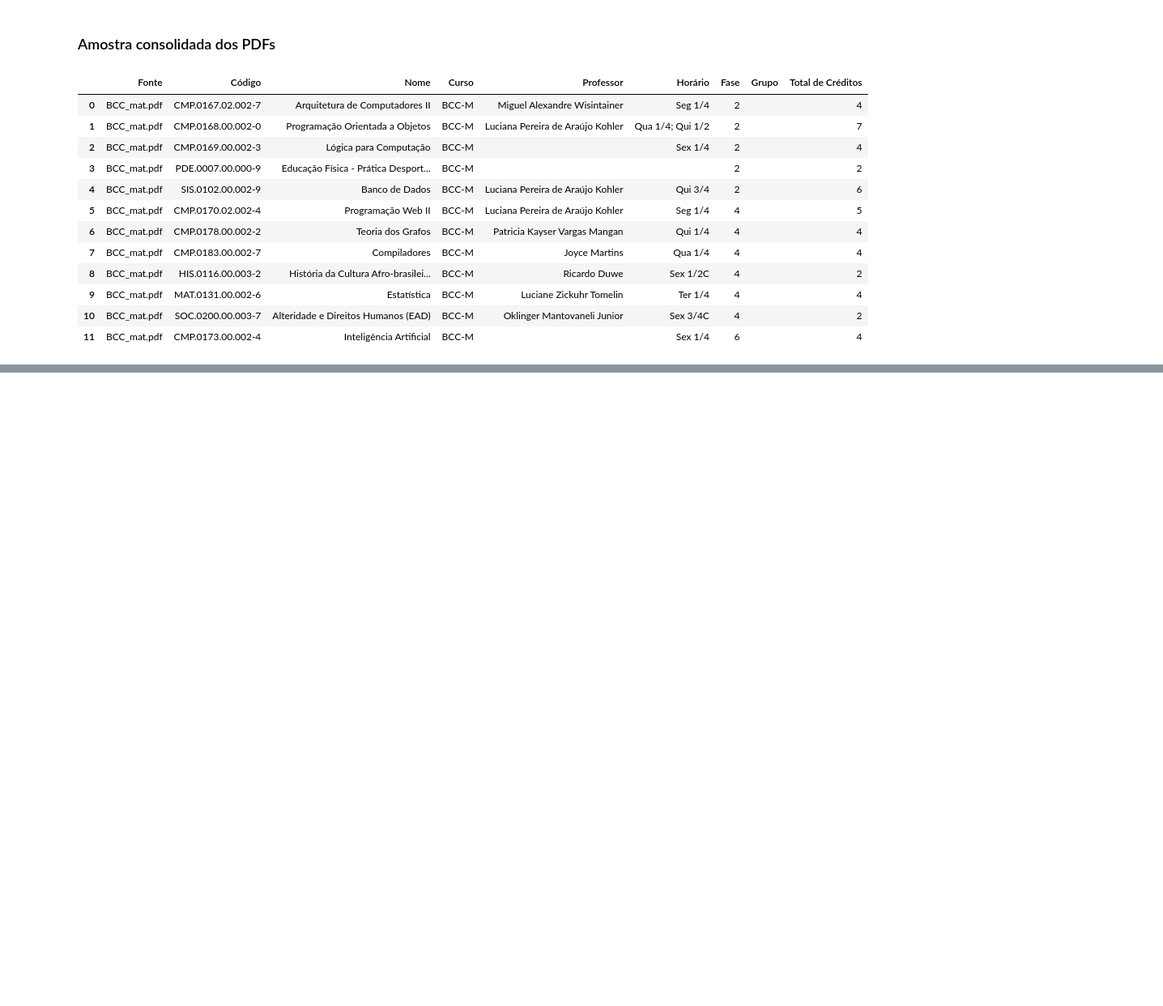
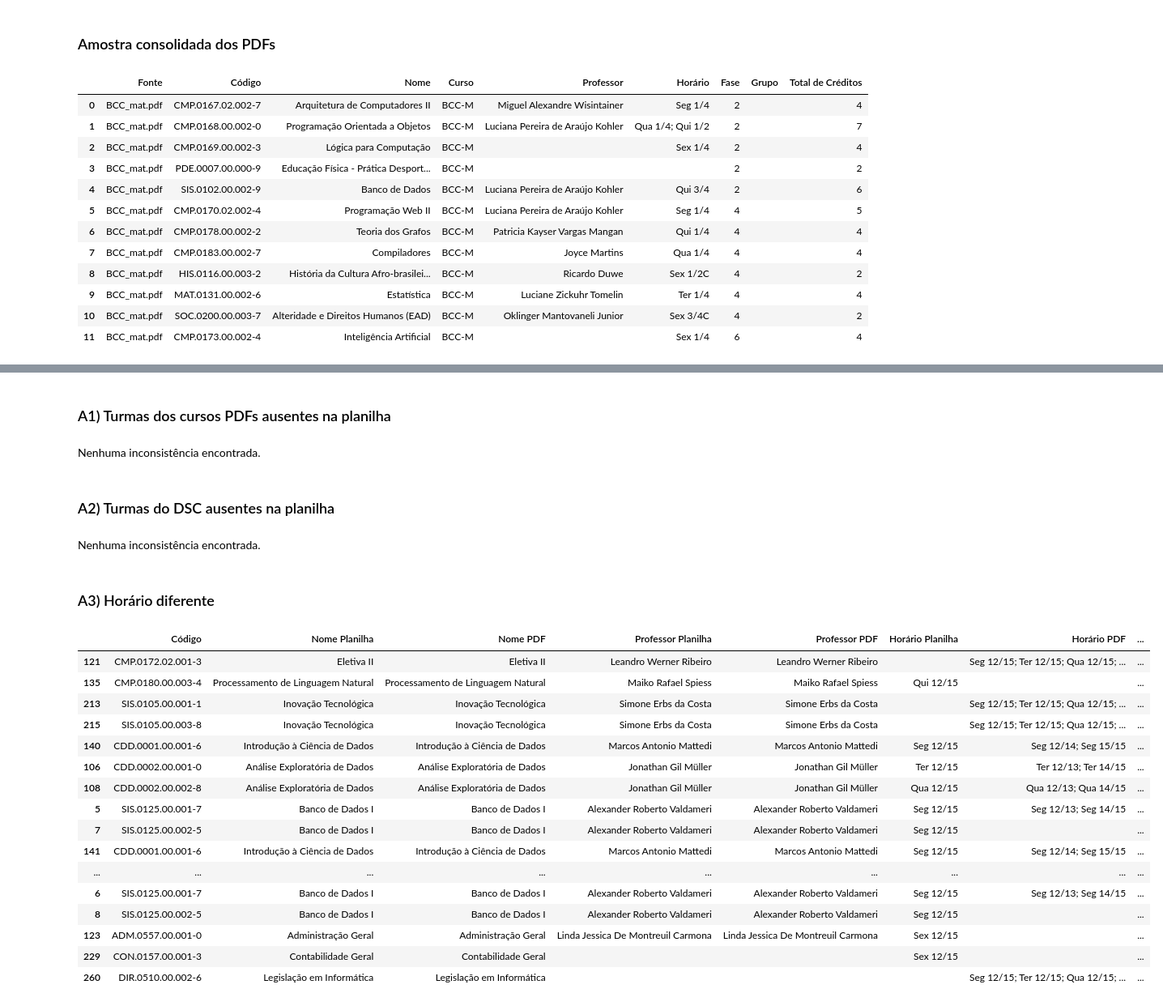
Before and after one commit to DSCFURB/dsc, a Jupyter notebook: ___Python/main.ipynb, the cells around one changed output, grey strips where cells are left out. Shown at 81% size. Cells and saved outputs as stored; diff of their text form; code cells hidden in the pictures; blank space fills up the shorter version.

```diff
--- a/___Python/main.ipynb
+++ b/___Python/main.ipynb
@@ -1451,0 +987,50 @@ Nenhuma inconsistência encontrada.
+# %%
+# Regra A1: lista turmas que aparecem nos PDFs dos cursos, mas não aparecem na planilha.
+# A comparação usa Curso + Código + Nome, porque cada PDF de curso representa uma oferta
+# vinculada a um curso específico, como BCC-N, BCC-M, BCD-N ou SIS-N.
+ausentes_cursos = compare_missing_classes(course_pdf_df, planilha_df, compare_course=True)
+display_result("A1) Turmas dos cursos PDFs ausentes na planilha", ausentes_cursos)
+# %% [output]
+### A1) Turmas dos cursos PDFs ausentes na planilha
+Nenhuma inconsistência encontrada.
+# %%
+# Regra A2: lista turmas que aparecem no DSC.pdf, mas não aparecem na planilha.
+# A comparação usa Código + Nome, sem exigir Curso, porque o DSC.pdf é a fonte geral
+# do departamento e pode reunir turmas de cursos diferentes.
+ausentes_dsc = compare_missing_classes(dsc_pdf_df, planilha_df, compare_course=False)
+display_result("A2) Turmas do DSC ausentes na planilha", ausentes_dsc)
+# %% [output]
+### A2) Turmas do DSC ausentes na planilha
+Nenhuma inconsistência encontrada.
+# %%
+# Regra A3: encontra diferenças de horário entre a planilha e os PDFs para o mesmo código.
+# Esta célula também calcula as demais diferenças entre planilha e PDFs, pois todas usam
+# o mesmo cruzamento por código; na comparação de horário, Sex 1/2 e Sex 1/2C são iguais.
+nome_diferente, professor_diferente, horario_diferente, curso_diferente = compare_planilha_vs_pdfs(planilha_df, all_pdf_df)
+professor_diferente = professor_diferente[
+    (professor_diferente["Professor Planilha"].map(normalize_space) != "")
+    & (professor_diferente["Professor PDF"].map(normalize_space) != "")
+].copy()
+professor_diferente = professor_diferente.drop(columns=["Tipo de inconsistência"], errors="ignore")
+horario_diferente = horario_diferente.drop(columns=["Tipo de inconsistência"], errors="ignore")
+curso_diferente = curso_diferente.drop(columns=["Tipo de inconsistência"], errors="ignore")
+display_result("A3) Horário diferente", horario_diferente)
+# %% [output]
+### A3) Horário diferente
+|  | Código | Nome Planilha | Nome PDF | Professor Planilha | Professor PDF | Horário Planilha | Horário PDF | ... |
+| 121 | CMP.0172.02.001-3 | Eletiva II | Eletiva II | Leandro Werner Ribeiro | Leandro Werner Ribeiro |  | Seg 12/15; Ter 12/15; Qua 12/15; ... | ... |
+| 135 | CMP.0180.00.003-4 | Processamento de Linguagem Natural | Processamento de Linguagem Natural | Maiko Rafael Spiess | Maiko Rafael Spiess | Qui 12/15 |  | ... |
+| 213 | SIS.0105.00.001-1 | Inovação Tecnológica | Inovação Tecnológica | Simone Erbs da Costa | Simone Erbs da Costa |  | Seg 12/15; Ter 12/15; Qua 12/15; ... | ... |
+| 215 | SIS.0105.00.003-8 | Inovação Tecnológica | Inovação Tecnológica | Simone Erbs da Costa | Simone Erbs da Costa |  | Seg 12/15; Ter 12/15; Qua 12/15; ... | ... |
+| 140 | CDD.0001.00.001-6 | Introdução à Ciência de Dados | Introdução à Ciência de Dados | Marcos Antonio Mattedi | Marcos Antonio Mattedi | Seg 12/15 | Seg 12/14; Seg 15/15 | ... |
+| 106 | CDD.0002.00.001-0 | Análise Exploratória de Dados | Análise Exploratória de Dados | Jonathan Gil Müller | Jonathan Gil Müller | Ter 12/15 | Ter 12/13; Ter 14/15 | ... |
+| 108 | CDD.0002.00.002-8 | Análise Exploratória de Dados | Análise Exploratória de Dados | Jonathan Gil Müller | Jonathan Gil Müller | Qua 12/15 | Qua 12/13; Qua 14/15 | ... |
+| 5 | SIS.0125.00.001-7 | Banco de Dados I | Banco de Dados I | Alexander Roberto Valdameri | Alexander Roberto Valdameri | Seg 12/15 | Seg 12/13; Seg 14/15 | ... |
+| 7 | SIS.0125.00.002-5 | Banco de Dados I | Banco de Dados I | Alexander Roberto Valdameri | Alexander Roberto Valdameri | Seg 12/15 |  | ... |
+| 141 | CDD.0001.00.001-6 | Introdução à Ciência de Dados | Introdução à Ciência de Dados | Marcos Antonio Mattedi | Marcos Antonio Mattedi | Seg 12/15 | Seg 12/14; Seg 15/15 | ... |
+| ... | ... | ... | ... | ... | ... | ... | ... | ... |
+| 6 | SIS.0125.00.001-7 | Banco de Dados I | Banco de Dados I | Alexander Roberto Valdameri | Alexander Roberto Valdameri | Seg 12/15 | Seg 12/13; Seg 14/15 | ... |
+| 8 | SIS.0125.00.002-5 | Banco de Dados I | Banco de Dados I | Alexander Roberto Valdameri | Alexander Roberto Valdameri | Seg 12/15 |  | ... |
+| 123 | ADM.0557.00.001-0 | Administração Geral | Administração Geral | Linda Jessica De Montreuil Carmona | Linda Jessica De Montreuil Carmona | Sex 12/15 |  | ... |
+| 229 | CON.0157.00.001-3 | Contabilidade Geral | Contabilidade Geral |  |  | Sex 12/15 |  | ... |
+| 260 | DIR.0510.00.002-6 | Legislação em Informática | Legislação em Informática |  |  |  | Seg 12/15; Ter 12/15; Qua 12/15; ... | ... |
```
Also changed, not shown: parts of 41 cells of this notebook.
